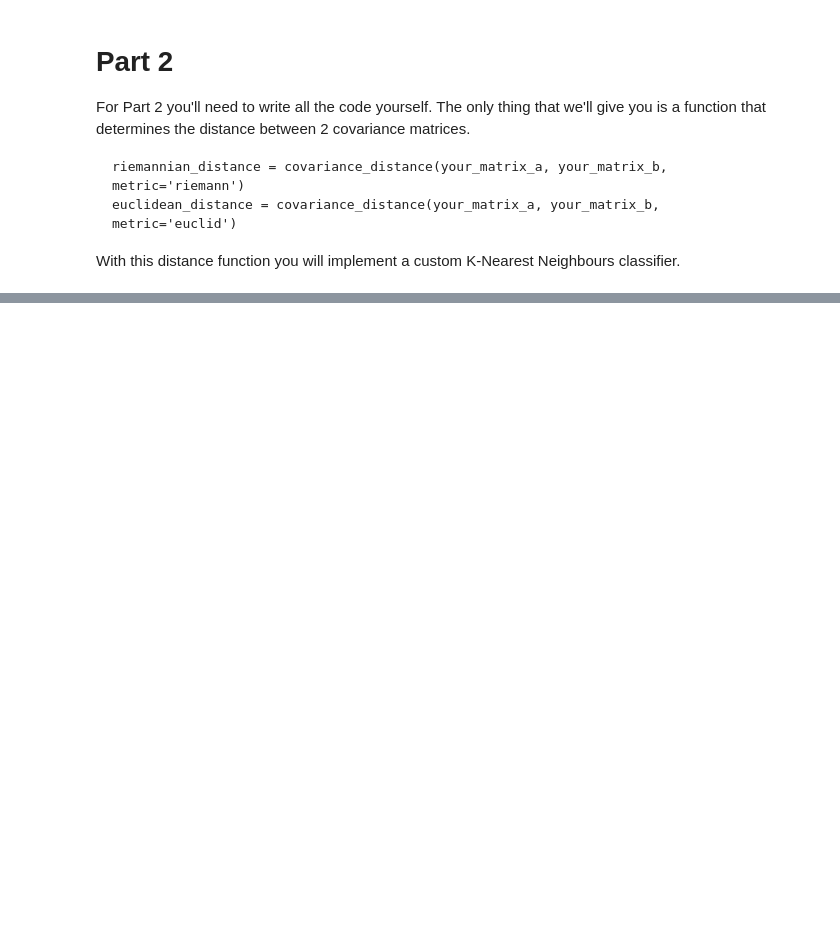
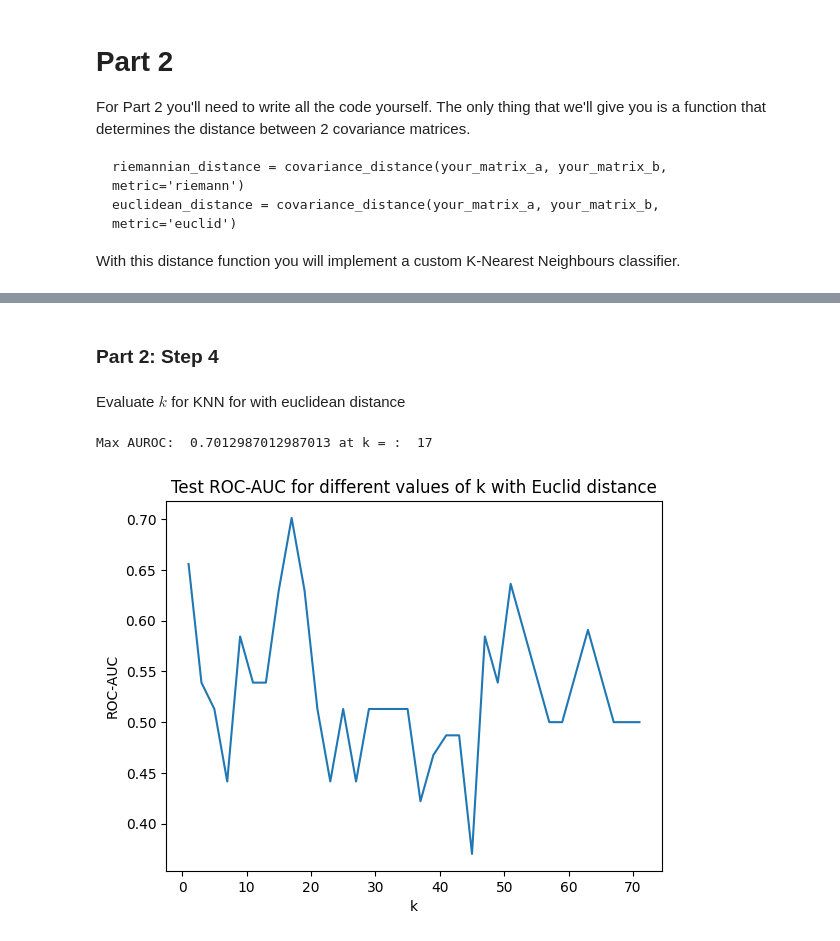
Before and after one commit to VojiWest/NeuroPro2, a Jupyter notebook: Motor_Imagery_Assignment_Neuroprosthetics.ipynb, the cells around one changed output, grey strips where cells are left out. Saved outputs shown, nothing was run; the diff lists cells and outputs as text; code cells hidden in the pictures; blank space fills up the shorter version.

```diff
--- a/Motor_Imagery_Assignment_Neuroprosthetics.ipynb
+++ b/Motor_Imagery_Assignment_Neuroprosthetics.ipynb
@@ -242,0 +406,13 @@ from pyriemann.utils.distance import distance as covariance_distance
+# %% [markdown]
+### Part 2: Step 4
+# %% [markdown]
+Evaluate $k$ for KNN for with euclidean distance
+# %%
+auroc_scores_euclid = get_k_auroc_scores(1, len(X_train)+1, "euclid")
+
+print("Max AUROC: ", max(auroc_scores_euclid), "at k = : ", ((np.argmax(auroc_scores_euclid)+1)*2)-1)
+
+plot_k_aurocs(1, len(X_train), auroc_scores_euclid, distance="Euclid")
+# %% [output]
+Max AUROC:  0.7012987012987013 at k = :  17
+[figure, added]
```
Also changed, not shown: parts of 23 cells of this notebook, 10 other files.
